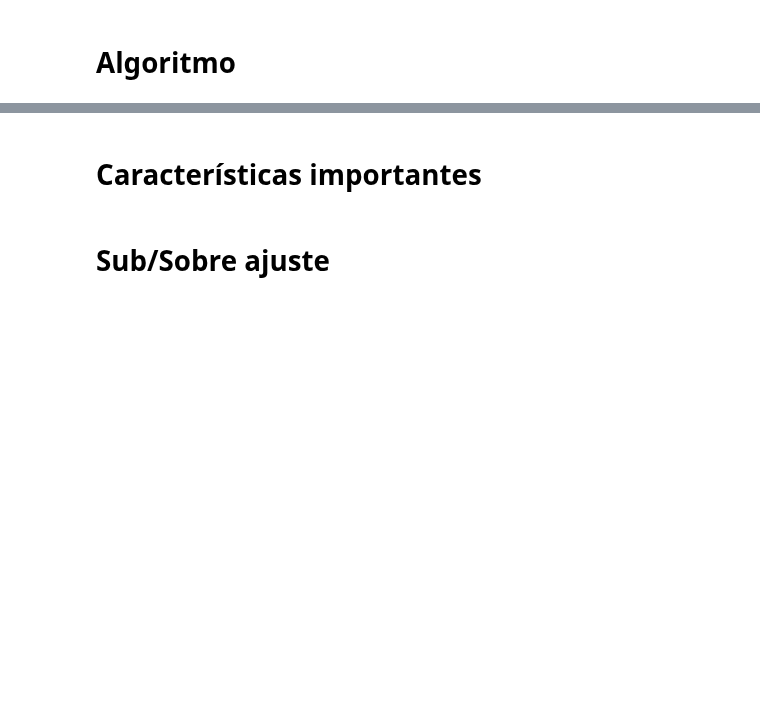
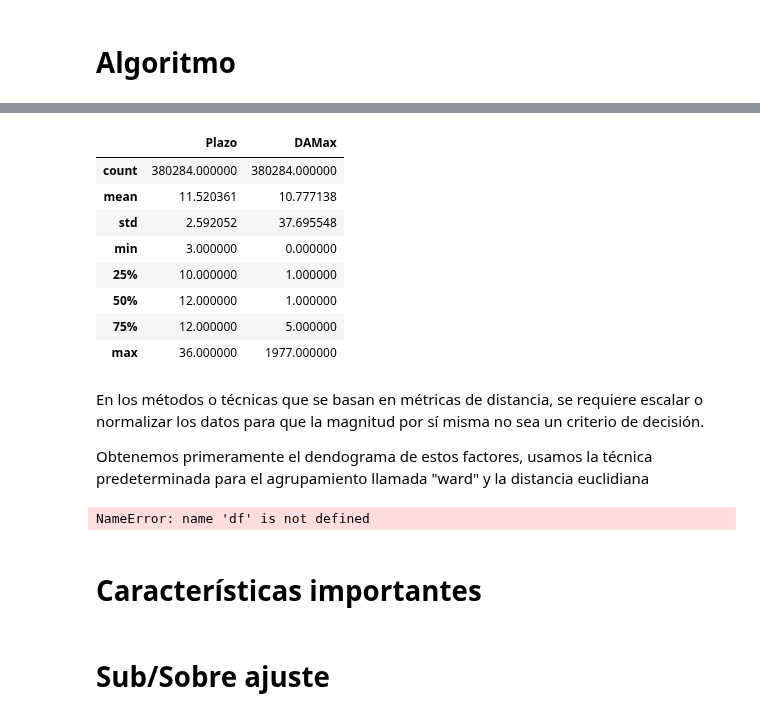
Before and after one commit to bmijangos/ProyectoIntegrador, a Jupyter notebook: Avance3_Equipo21.ipynb, the cells around one changed output, grey strips where cells are left out. Cells and saved outputs as stored; diff of their text form; code cells hidden in the pictures; blank space fills up the shorter version.

```diff
--- a/Avance3_Equipo21.ipynb
+++ b/Avance3_Equipo21.ipynb
@@ -394,3 +404,30 @@ newdf.describe()
+# %%
+df.describe()
+# %% [output]
+|  | Plazo | DAMax |
+| count | 380284.000000 | 380284.000000 |
+| mean | 11.520361 | 10.777138 |
+| std | 2.592052 | 37.695548 |
+| min | 3.000000 | 0.000000 |
+| 25% | 10.000000 | 1.000000 |
+| 50% | 12.000000 | 1.000000 |
+| 75% | 12.000000 | 5.000000 |
+| max | 36.000000 | 1977.000000 |
+# %% [markdown]
+En los métodos o técnicas que se basan en métricas de distancia, se requiere escalar o normalizar los datos para que la magnitud por sí misma no sea un criterio de decisión.
+
+Obtenemos primeramente el dendograma de estos factores, usamos la técnica predeterminada para el agrupamiento llamada "ward" y la distancia euclidiana
+# %%
+sns.set(rc={'figure.figsize':(18,8)})
+
+dendrograma = sch.dendrogram(sch.linkage(df, method = 'ward', metric='euclidean'))
+
+plt.title('Dendrograma')
+plt.xlabel('Clientes (Customers)')
+plt.ylabel('Distancia Euclidiana')
+plt.show()
+# %% [output]
+NameError: name 'df' is not defined
 # %% [markdown]
 # Características importantes
 # %% [markdown]
```
Also changed, not shown: parts of 4 cells of this notebook.
